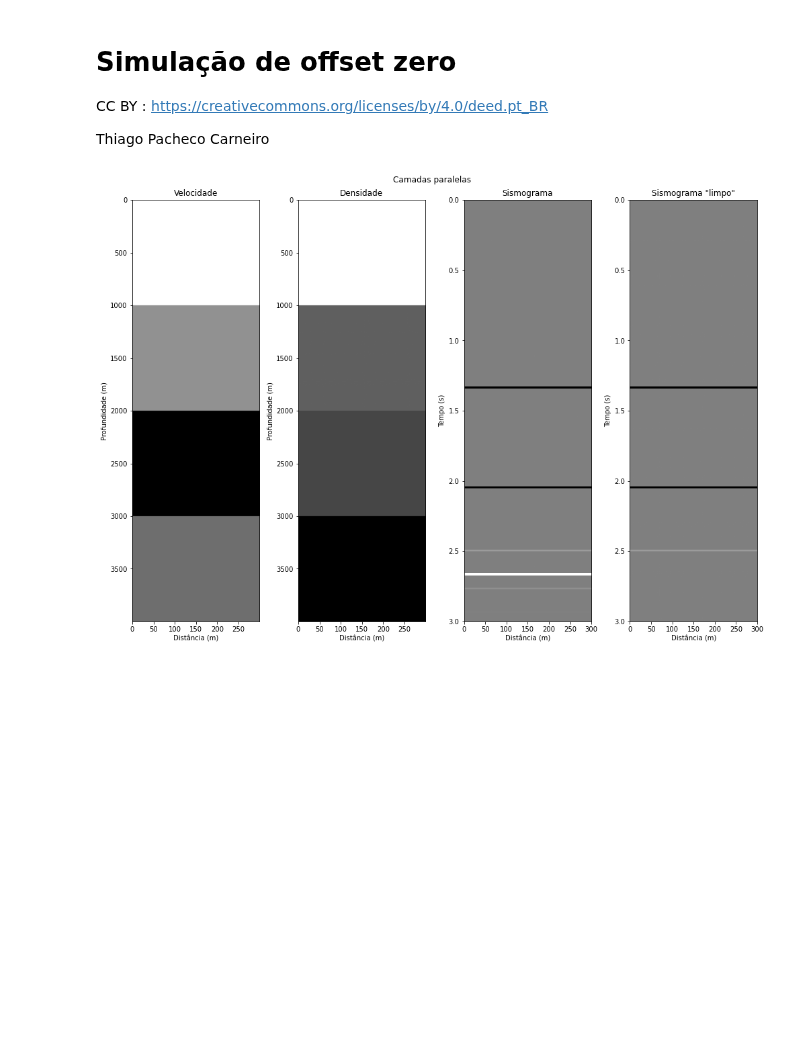
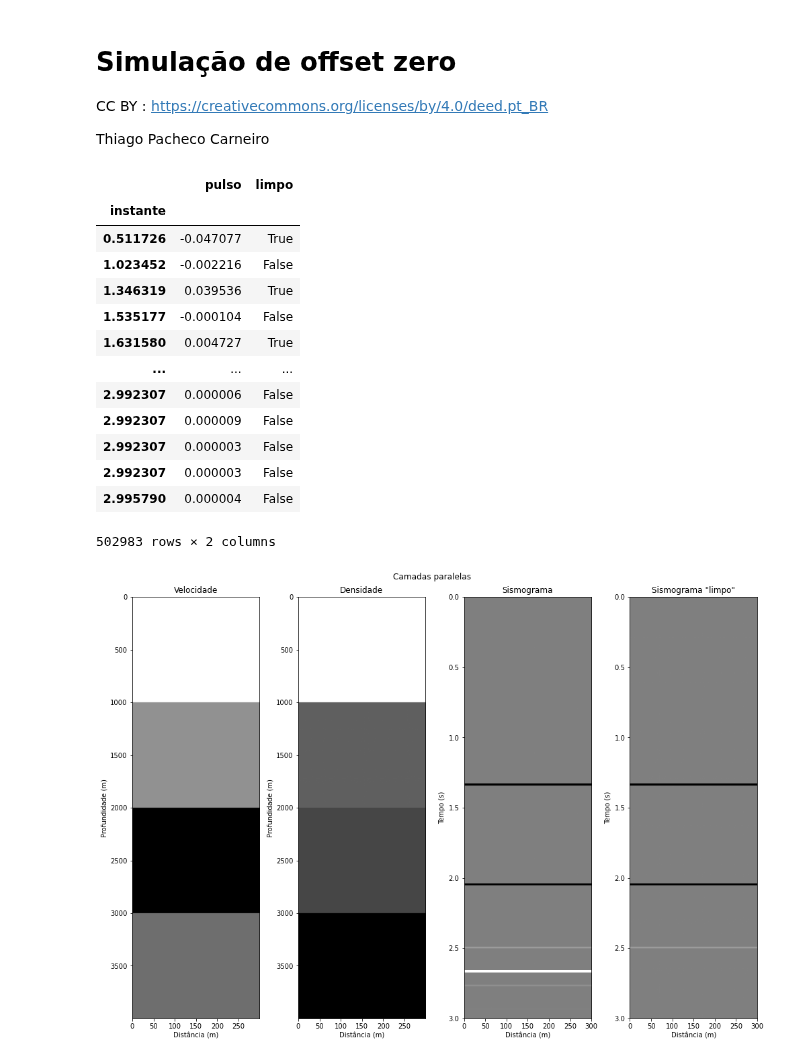
Before and after one commit to thiago-carneiro/mestrado, a Jupyter notebook: conv/conv.ipynb, the cells around one changed output. Drawn from its saved outputs; the diff is of its cells as text; code cells hidden in the pictures; blank space fills up the shorter version.

Commit message:
Obter Pulsos Classificados

```diff
--- a/conv/conv.ipynb
+++ b/conv/conv.ipynb
@@ -187,6 +187,14 @@ class Modelo2D():
         for i in range(len(pulsos)):
             pulsos[i]['coluna'] = i
         return pd.concat(pulsos).reset_index()[['coluna', 'instante', 'pulso']]
+    def obter_pulsos_classificados(self) -> pd.DataFrame:
+        pulso=self.obter_pulsos_2D()
+        pulso_limpo=self.obter_pulsos_limpo_2D()
+        pulso.set_index(['coluna','instante'],inplace=True)
+        pulso_limpo.set_index(['coluna','instante'],inplace=True)
+        retorno=pulso.join(pulso_limpo,on=['coluna','instante'],how='outer',rsuffix='_limpo')
+        retorno['limpo']=retorno['pulso']==retorno['pulso_limpo']
+        return retorno[['pulso','limpo']]
     def rasterizar_2D(self) -> dict[str,np.ndarray]:
         v2D = np.zeros((self.nx,self.nz))
         rho2D = np.zeros((self.nx,self.nz))
@@ -312,6 +320,37 @@ class ModeloPreSal(Modelo2D):
             c.append(preSal)
             c2D.append(c)
         super().__init__(c2D)
+# %%
+class ModeloAleatorio(Modelo2D):
+    def __init__(self, nx: int = 300, prof_min: int = 500, prof_max: int = 1000, v_min: int = 1500, v_max: int = 4500, rho_min: float = 1., rho_max: float = 2.5) -> None:
+        c2D = []
+        for x in range(nx):
+            camadas = []
+            for i in range(100):
+                prof = np.random.randint(prof_min, prof_max)
+                v =np.random.randint(v_min, v_max)
+                rho = np.random.random()*(rho_max-rho_min)+rho_min
+                camada = Camada(prof,v,rho)
+                camadas.append(camada)
+            c2D.append(camadas)
+        super().__init__(c2D)
+# %%
+ModeloAleatorio(nx=10000).obter_pulsos_classificados().droplevel('coluna')
+# %% [output]
+|  | pulso | limpo |
+| instante |  |  |
+| 0.511726 | -0.047077 | True |
+| 1.023452 | -0.002216 | False |
+| 1.346319 | 0.039536 | True |
+| 1.535177 | -0.000104 | False |
+| 1.631580 | 0.004727 | True |
+| ... | ... | ... |
+| 2.992307 | 0.000006 | False |
+| 2.992307 | 0.000009 | False |
+| 2.992307 | 0.000003 | False |
+| 2.992307 | 0.000003 | False |
+| 2.995790 | 0.000004 | False |
+502983 rows × 2 columns
 # %%
 ModeloParalelas().plot(titulo='Camadas paralelas')
 # %% [output]
```
Also changed, not shown: parts of 3 cells of this notebook.
